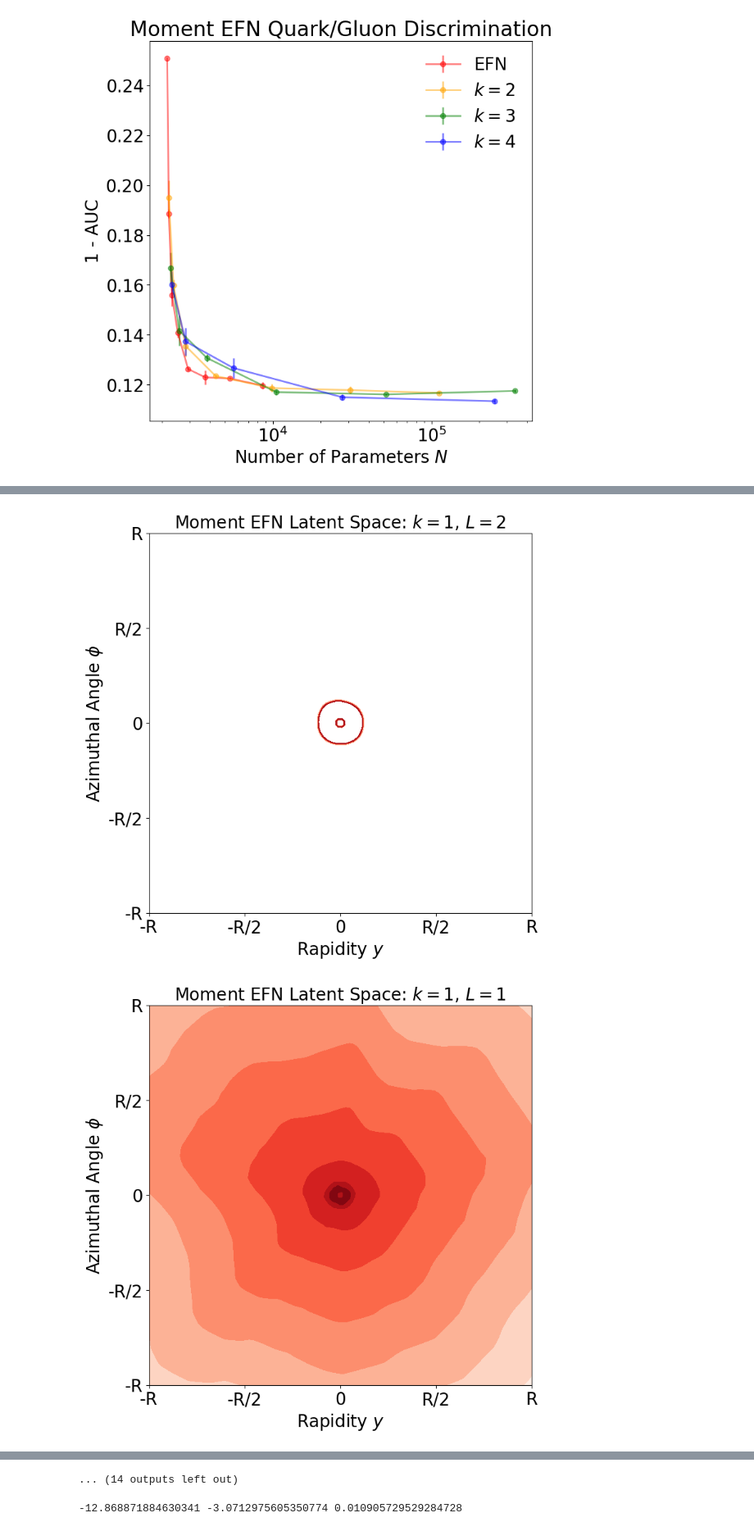
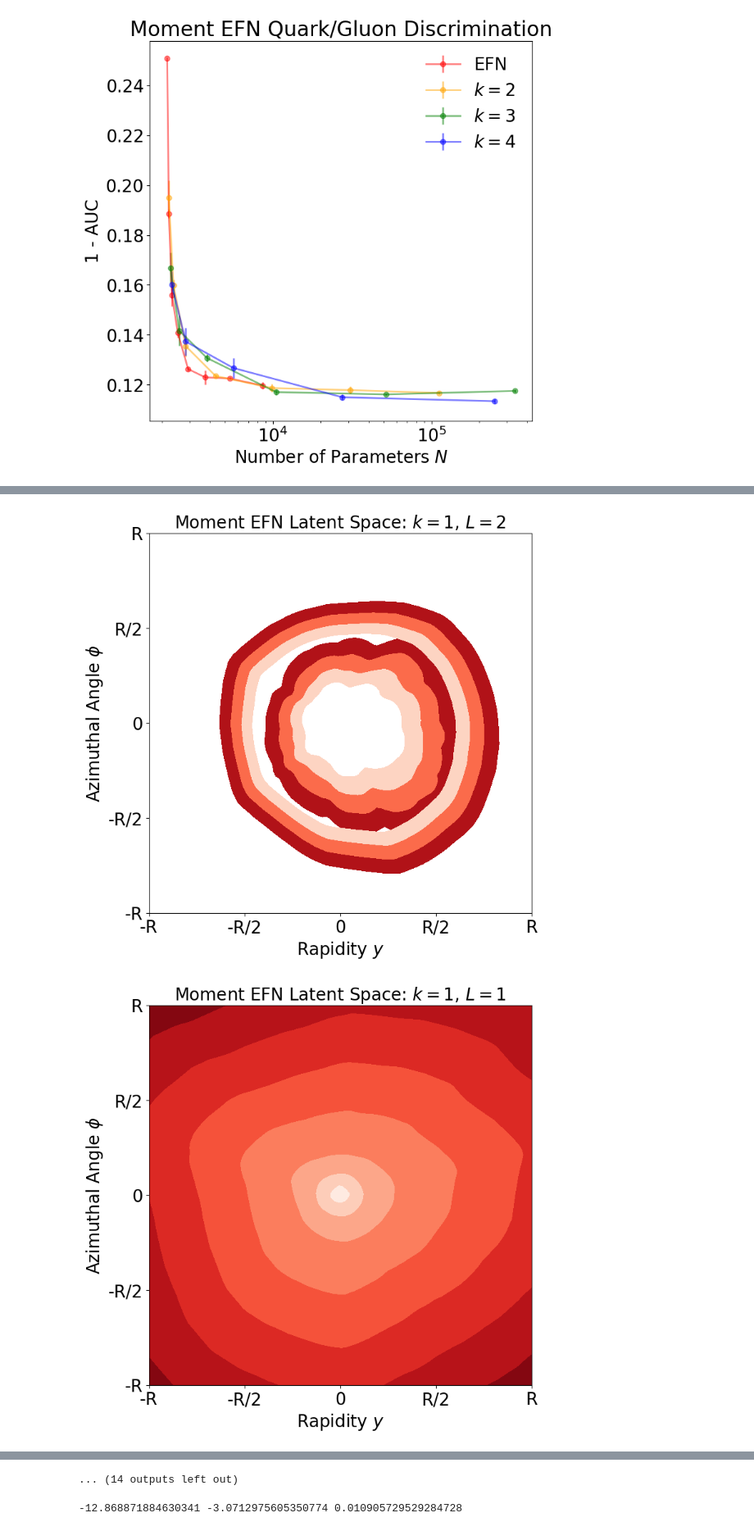
Before and after one commit to rikab/MomentAnalysis, a Jupyter notebook: make_plots_latent.ipynb, the cells around one changed output, grey strips where cells are left out. Shown at 82% size. Saved outputs shown, nothing was run; the diff lists cells and outputs as text; code cells hidden in the pictures.

```diff
--- a/make_plots_latent.ipynb
+++ b/make_plots_latent.ipynb
@@ -312,7 +305,7 @@ def plot(performance_dict):
             L, F, Phi = config
 
             # Load model
-            dictionary = {'Phi_mapping_dim' : [input_dim,L],
+            dictionary = {'Phi_mapping_dim' : [input_dim,3],
                                         'output_dim' : 1, 'output_act' : 'sigmoid',
                                         'Phi_sizes' : [Phi, Phi], 'Phi_acts' : 'LeakyReLU', "Phi_l1_regs" :  1e-6,
                                         'F_sizes' : [F,F,F], 'F_acts': 'LeakyReLU', "F_l1_regs" :  1e-6,
@@ -397,2 +390,2 @@ plot(performance)
-[figure, old version]
+[figure, new version]
-[figure, old version]
+[figure, new version]
```
Also changed, not shown: parts of 3 cells of this notebook, 29 other files.
